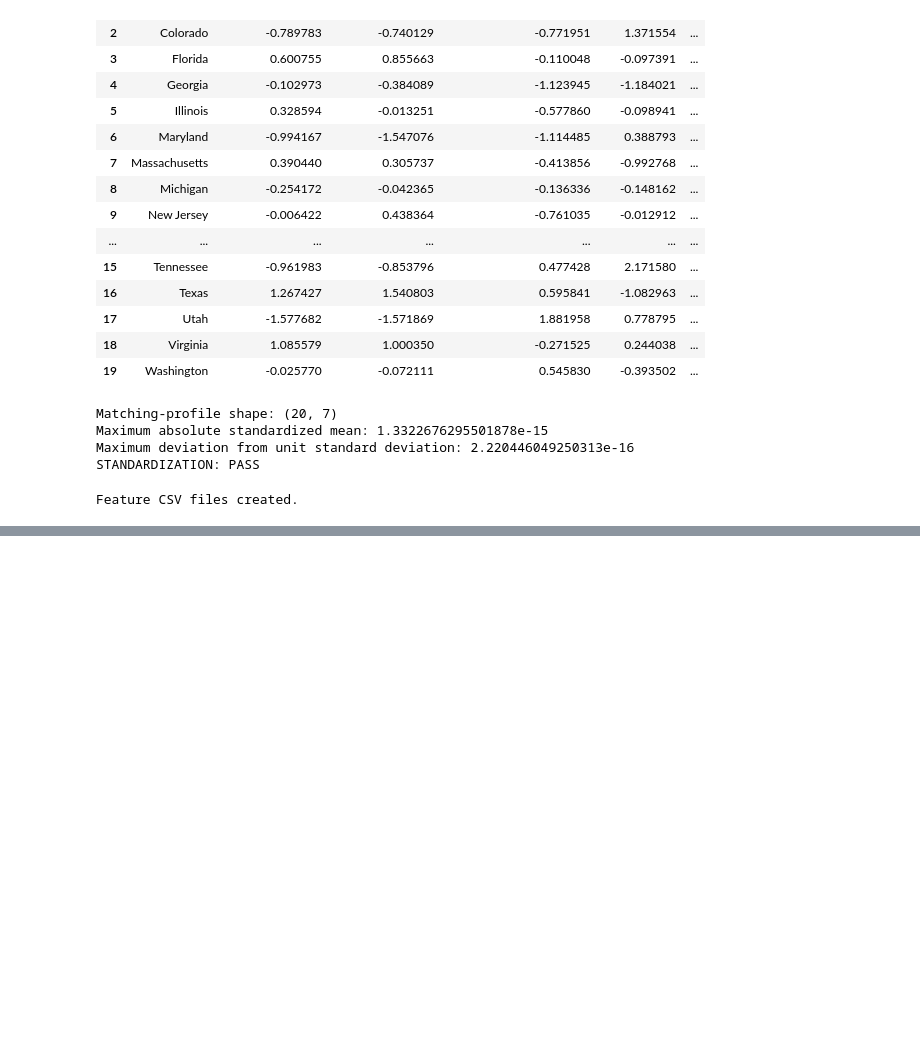
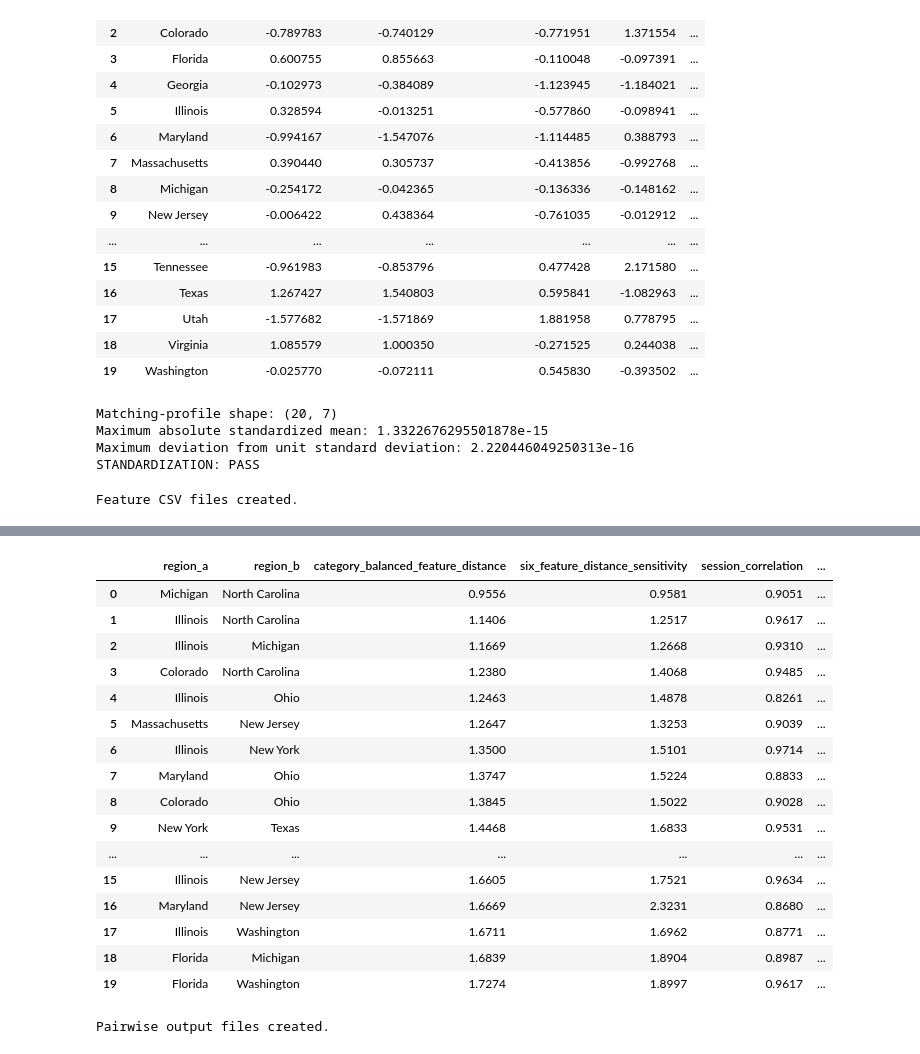
Before and after one commit to miaadnbz/privacy-durable-measurement-360, a Jupyter notebook: notebooks/01_geo_holdout_matching_and_power.ipynb, the cells around one changed output, grey strips where cells are left out. Saved outputs shown, nothing was run; the diff lists cells and outputs as text; code cells hidden in the pictures; blank space fills up the shorter version.

Commit message:
analysis(incrementality): calculate geo pair similarities

```diff
--- a/notebooks/01_geo_holdout_matching_and_power.ipynb
+++ b/notebooks/01_geo_holdout_matching_and_power.ipynb
@@ -715,0 +870,19 @@ Feature CSV files created.
+# %%
+profile_lookup = (
+    matching_profiles
+    .set_index("geo_region")
+)
+
+regional_totals_lookup = (
+    region_features
+    .set_index("geo_region")
+)
+
+eligible_regions = sorted(
+    profile_lookup.index.tolist()
+)
+
+assert len(eligible_regions) == 20
+
+print("Eligible regions:", len(eligible_regions))
+print("Expected unordered pairs:", len(list(combinations(eligible_regions, 2))))
@@ -715,0 +1130,56 @@ Feature CSV files created.
+# %%
+top_feature_pairs = (
+    pair_metrics
+    .nsmallest(
+        20,
+        "category_balanced_feature_distance"
+    )
+    [
+        [
+            "region_a",
+            "region_b",
+            "category_balanced_feature_distance",
+            "six_feature_distance_sensitivity",
+            "session_correlation",
+            "revenue_correlation",
+            "session_shape_nrmse",
+            "revenue_shape_nrmse",
+            "session_scale_ratio",
+            "revenue_scale_ratio"
+        ]
+    ]
+    .round(4)
+)
+
+display(top_feature_pairs)
+# %% [output]
+|  | region_a | region_b | category_balanced_feature_distance | six_feature_distance_sensitivity | session_correlation | ... |
+| 0 | Michigan | North Carolina | 0.9556 | 0.9581 | 0.9051 | ... |
+| 1 | Illinois | North Carolina | 1.1406 | 1.2517 | 0.9617 | ... |
+| 2 | Illinois | Michigan | 1.1669 | 1.2668 | 0.9310 | ... |
+| 3 | Colorado | North Carolina | 1.2380 | 1.4068 | 0.9485 | ... |
+| 4 | Illinois | Ohio | 1.2463 | 1.4878 | 0.8261 | ... |
+| 5 | Massachusetts | New Jersey | 1.2647 | 1.3253 | 0.9039 | ... |
+| 6 | Illinois | New York | 1.3500 | 1.5101 | 0.9714 | ... |
+| 7 | Maryland | Ohio | 1.3747 | 1.5224 | 0.8833 | ... |
+| 8 | Colorado | Ohio | 1.3845 | 1.5022 | 0.9028 | ... |
+| 9 | New York | Texas | 1.4468 | 1.6833 | 0.9531 | ... |
+| ... | ... | ... | ... | ... | ... | ... |
+| 15 | Illinois | New Jersey | 1.6605 | 1.7521 | 0.9634 | ... |
+| 16 | Maryland | New Jersey | 1.6669 | 2.3231 | 0.8680 | ... |
+| 17 | Illinois | Washington | 1.6711 | 1.6962 | 0.8771 | ... |
+| 18 | Florida | Michigan | 1.6839 | 1.8904 | 0.8987 | ... |
+| 19 | Florida | Washington | 1.7274 | 1.8997 | 0.9617 | ... |
+# %%
+pair_metrics.to_csv(
+    "geo_pair_similarity_metrics.csv",
+    index=False
+)
+
+pair_metric_summary.to_csv(
+    "geo_pair_metric_distribution.csv"
+)
+
+print("Pairwise output files created.")
+# %% [output]
+Pairwise output files created.
```
Also changed, not shown: parts of 7 cells of this notebook.
